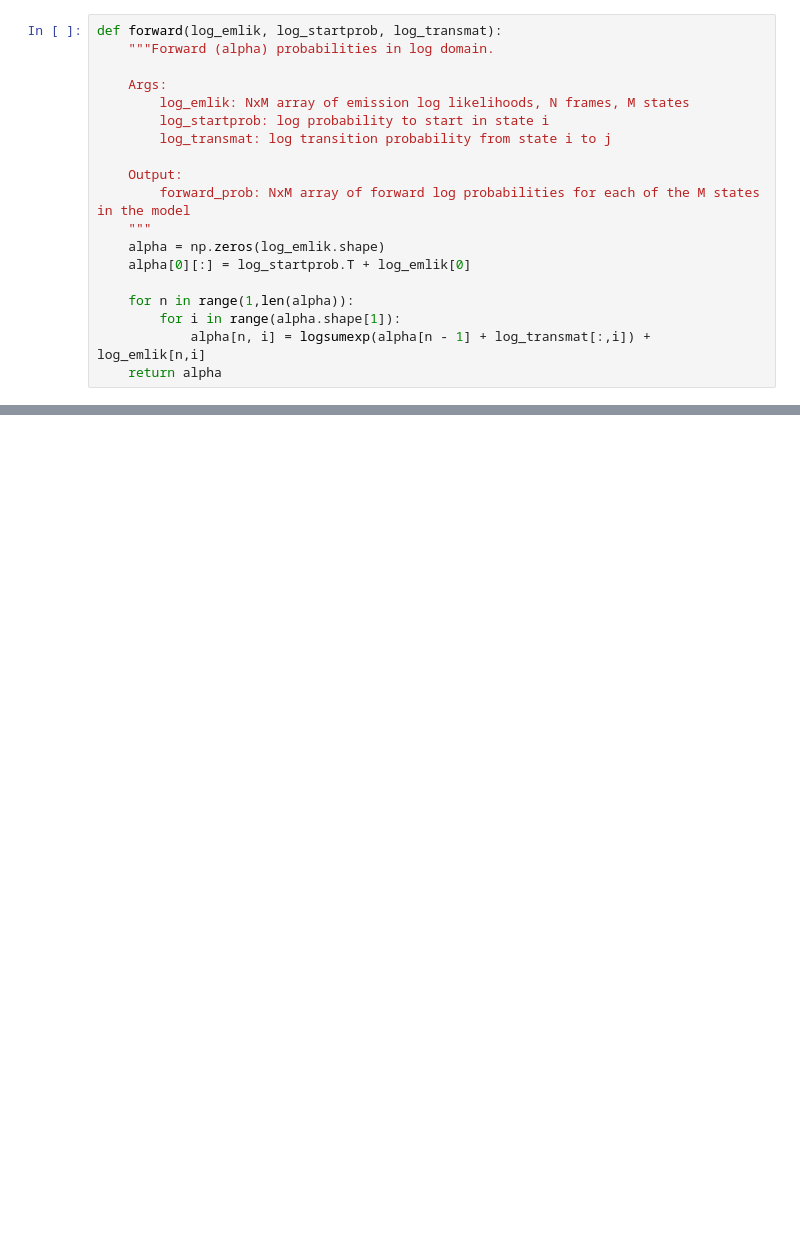
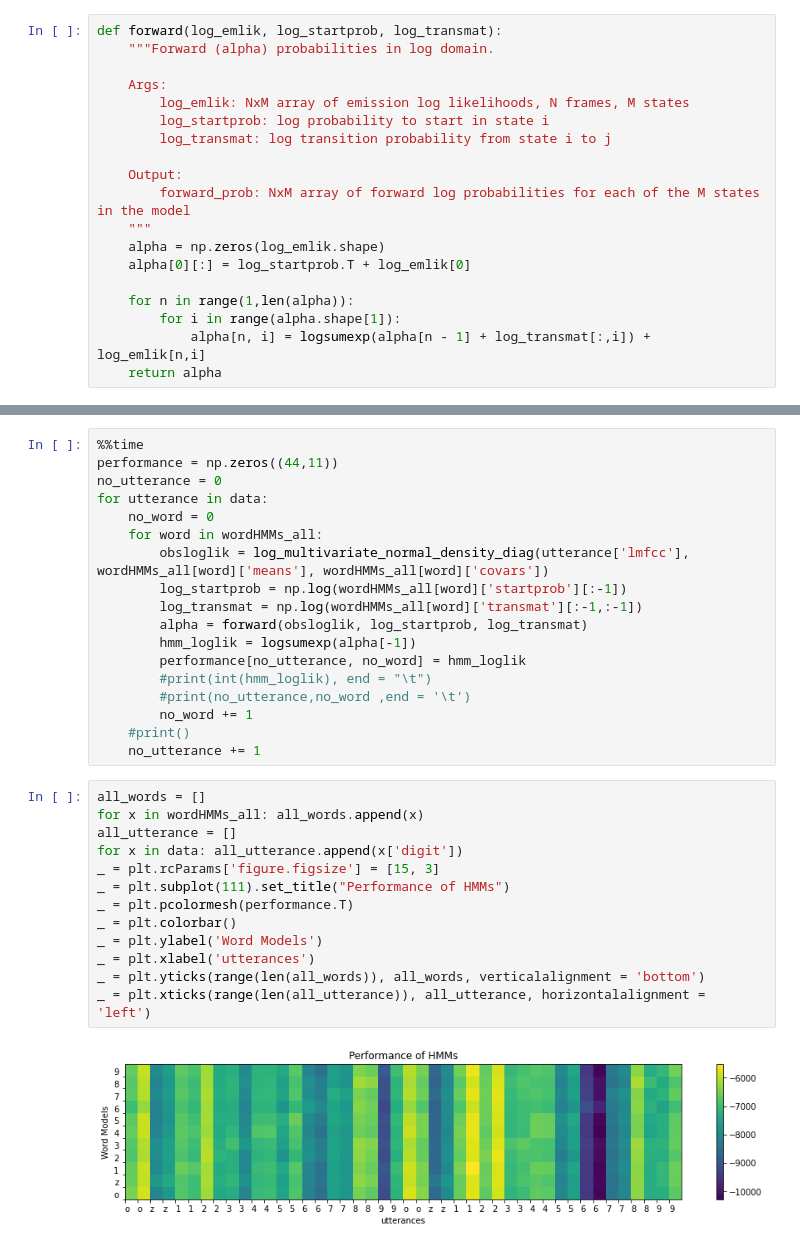
Before and after one commit to zakaria-n/HMM-Speech-Rec, a Jupyter notebook: lab2.ipynb, the cells around one changed output, grey strips where cells are left out. Cells and saved outputs as stored; diff of their text form; blank space fills up the shorter version.

```diff
--- a/lab2.ipynb
+++ b/lab2.ipynb
@@ -271,0 +309,33 @@ def forward(log_emlik, log_startprob, log_transmat):
+# %%
+%%time
+performance = np.zeros((44,11))
+no_utterance = 0
+for utterance in data:
+    no_word = 0
+    for word in wordHMMs_all:
+        obsloglik = log_multivariate_normal_density_diag(utterance['lmfcc'], wordHMMs_all[word]['means'], wordHMMs_all[word]['covars'])
+        log_startprob = np.log(wordHMMs_all[word]['startprob'][:-1])
+        log_transmat = np.log(wordHMMs_all[word]['transmat'][:-1,:-1])
+        alpha = forward(obsloglik, log_startprob, log_transmat)
+        hmm_loglik = logsumexp(alpha[-1])
+        performance[no_utterance, no_word] = hmm_loglik
+        #print(int(hmm_loglik), end = "\t")
+        #print(no_utterance,no_word ,end = '\t')
+        no_word += 1
+    #print()
+    no_utterance += 1
+# %%
+all_words = []
+for x in wordHMMs_all: all_words.append(x)
+all_utterance = []
+for x in data: all_utterance.append(x['digit'])
+_ = plt.rcParams['figure.figsize'] = [15, 3]
+_ = plt.subplot(111).set_title("Performance of HMMs")
+_ = plt.pcolormesh(performance.T)
+_ = plt.colorbar()
+_ = plt.ylabel('Word Models')
+_ = plt.xlabel('utterances')
+_ = plt.yticks(range(len(all_words)), all_words, verticalalignment = 'bottom')
+_ = plt.xticks(range(len(all_utterance)), all_utterance, horizontalalignment = 'left')
+# %% [output]
+[figure, added]
```
Also changed, not shown: parts of 24 cells of this notebook.
